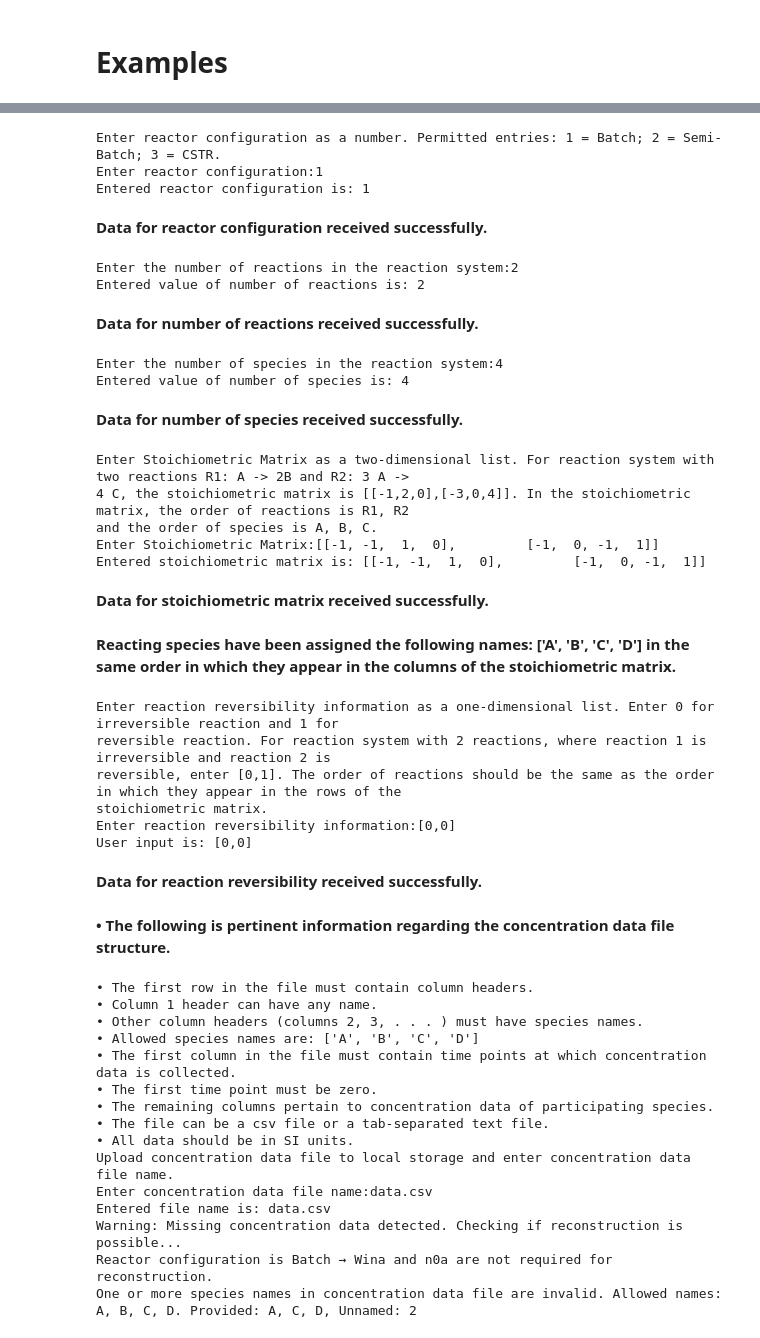
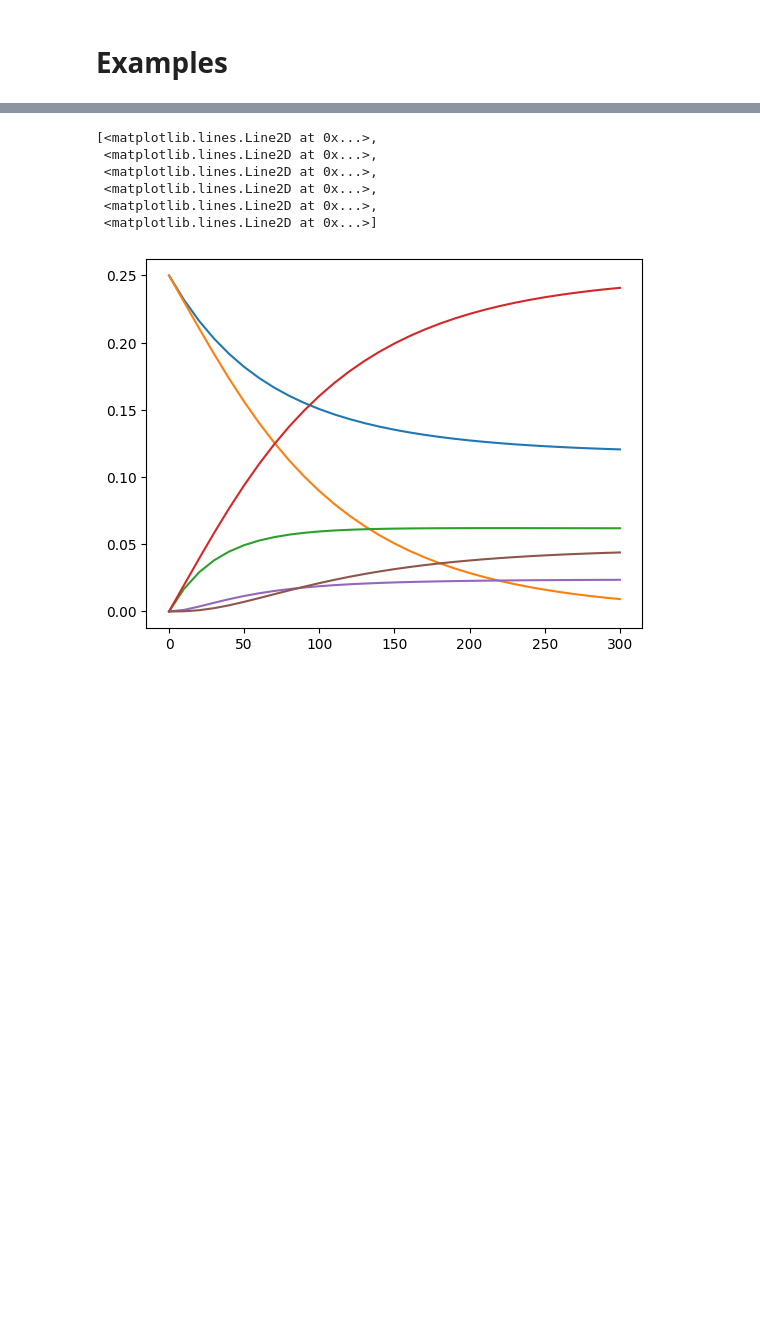
Before and after one commit to not-keertana/PYKINEMODE-CODE-IMPROVEMENT, a Jupyter notebook: code/Pykinemod_with_inputs.ipynb, the cells around one changed output, grey strips where cells are left out. Cells and saved outputs as stored; diff of their text form; code cells hidden in the pictures; blank space fills up the shorter version.

```diff
--- a/code/Pykinemod_with_inputs.ipynb
+++ b/code/Pykinemod_with_inputs.ipynb
@@ -3893,69 +3101,10 @@ User input is: [0,0,0]
-# %%
-qin = 0
-
-N = [[-1, -1,  1,  0],
-        [-1,  0, -1,  1]]
-n0 = np.array([ 4.70927436e-01,  3.12088735e-01, -1.84177676e-02,
-        -1.67785825e-03])
-Mw = np.diag([94,78.3,136,36.3])/1000
-Winhat = [0,0,0,0]
-uin = 0
-uout = 0
-V = 1
-time = np.linspace(0.0, 10.0, 31)
-
-cand_ratelaws1 = CandidateRateLaws(N[0], type = "Irreversible")
-cand_ratelaws2 = CandidateRateLaws(N[1], type = "Irreversible")
-
-candidates_list = [[cand_ratelaws1], [cand_ratelaws2]]
-
-cand_list = []
-type_list = ["Irreversible","Irreversible"]
-for i in range(2):
-    cand_list += [CandidateRateLaws(N[i], type = type_list[i])]
-
-# Creating Model Object
-model = Incremental(N, Mw, V, Winhat, uin, uout, n0)
-# Adding concentration data from csv file
-model.add_concentration_data('/content/p-1 data case 3 210c.csv')
-# %% [output]
-Enter reactor configuration as a number. Permitted entries: 1 = Batch; 2 = Semi-Batch; 3 = CSTR.
-Enter reactor configuration:1
-Entered reactor configuration is: 1
-**Data for reactor configuration received successfully.**
-Enter the number of reactions in the reaction system:2
-Entered value of number of reactions is: 2
-**Data for number of reactions received successfully.**
-Enter the number of species in the reaction system:4
-Entered value of number of species is: 4
-**Data for number of species received successfully.**
-Enter Stoichiometric Matrix as a two-dimensional list. For reaction system with two reactions R1: A -> 2B and R2: 3 A ->
-4 C, the stoichiometric matrix is [[-1,2,0],[-3,0,4]]. In the stoichiometric matrix, the order of reactions is R1, R2
-and the order of species is A, B, C.
-Enter Stoichiometric Matrix:[[-1, -1,  1,  0],         [-1,  0, -1,  1]]
-Entered stoichiometric matrix is: [[-1, -1,  1,  0],         [-1,  0, -1,  1]]
-**Data for stoichiometric matrix received successfully.**
-**Reacting species have been assigned the following names: ['A', 'B', 'C', 'D'] in the same order in which they appear in the columns of the stoichiometric matrix.**
-Enter reaction reversibility information as a one-dimensional list. Enter 0 for irreversible reaction and 1 for
-reversible reaction. For reaction system with 2 reactions, where reaction 1 is irreversible and reaction 2 is
-reversible, enter [0,1]. The order of reactions should be the same as the order in which they appear in the rows of the
-stoichiometric matrix.
-Enter reaction reversibility information:[0,0]
-User input is: [0,0]
-**Data for reaction reversibility received successfully.**
-**• The following is pertinent information regarding the concentration data file structure.**
-• The first row in the file must contain column headers.
-• Column 1 header can have any name.
-• Other column headers (columns 2, 3, . . . ) must have species names.
-• Allowed species names are: ['A', 'B', 'C', 'D']
-• The first column in the file must contain time points at which concentration data is collected.
-• The first time point must be zero.
-• The remaining columns pertain to concentration data of participating species.
-• The file can be a csv file or a tab-separated text file.
-• All data should be in SI units.
-Upload concentration data file to local storage and enter concentration data file name.
-Enter concentration data file name:data.csv
-Entered file name is: data.csv
-Warning: Missing concentration data detected. Checking if reconstruction is possible...
-Reactor configuration is Batch → Wina and n0a are not required for reconstruction.
-One or more species names in concentration data file are invalid. Allowed names: A, B, C, D. Provided: A, C, D, Unnamed: 2
+# %%
+plt.plot(time, c_normal)
+# %% [output]
+[<matplotlib.lines.Line2D at 0x...>,
+ <matplotlib.lines.Line2D at 0x...>,
+ <matplotlib.lines.Line2D at 0x...>,
+ <matplotlib.lines.Line2D at 0x...>,
+ <matplotlib.lines.Line2D at 0x...>,
+ <matplotlib.lines.Line2D at 0x...>]
+[figure, added]
```
Also changed, not shown: parts of 43 cells of this notebook, 4 other files.
